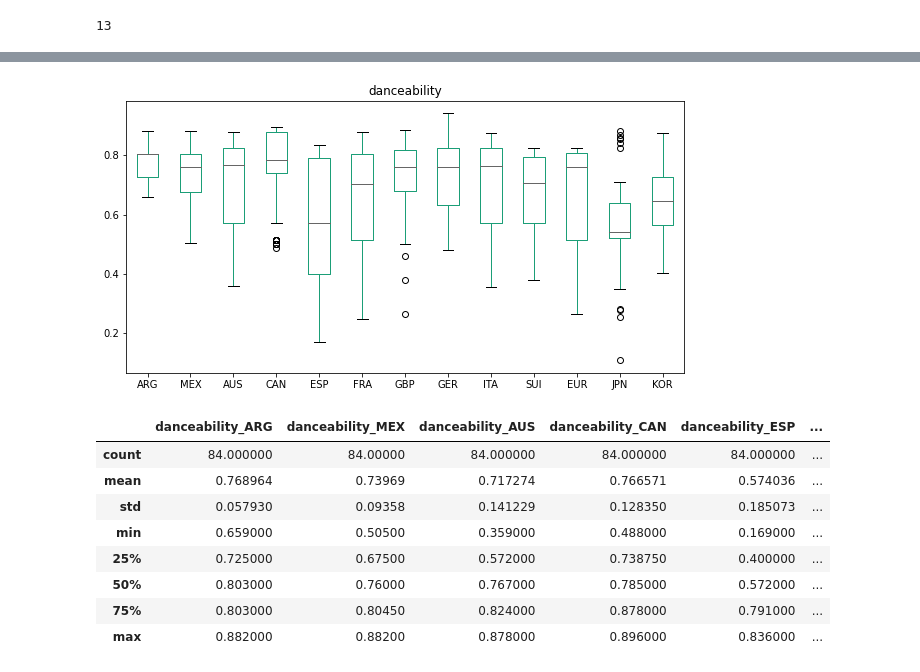
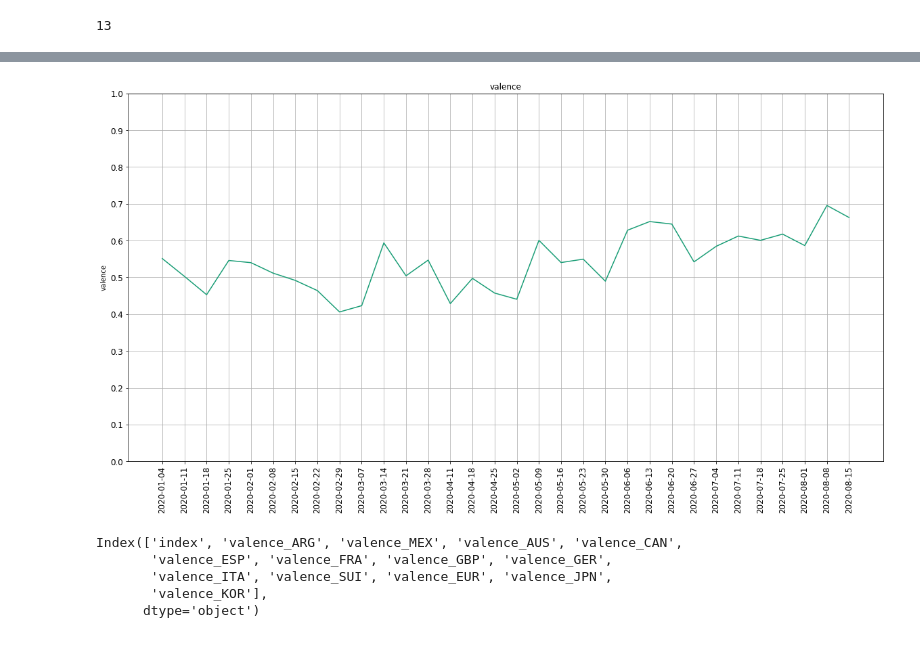
Before and after one commit to DataBerenicenz/Epsilon_Team, a Jupyter notebook: +Jesus/Spotify 2020 Songs Attributes.ipynb, the cells around one changed output, grey strips where cells are left out. Drawn from its saved outputs; the diff is of its cells as text; code cells hidden in the pictures.

Commit message:
I added another graph but only for 2020 progress for the most popular songs

```diff
--- a/+Jesus/Spotify 2020 Songs Attributes.ipynb
+++ b/+Jesus/Spotify 2020 Songs Attributes.ipynb
@@ -108,12 +93,13 @@ import numpy as np
 
 def create_column_names(variable_to_study):
     study_column_names=[]
+    study_column_names.append("Date")
     for x in range(len(countries)):
         study_column_names.append(f'{variable_to_study}_{countries[x]}')
-
     return study_column_names
 
-def create_boxplots():
-    df_to_study.plot(kind="box",rot=0, figsize=(10,5),colormap='Dark2',title=variable_to_study)
-    plt.xticks(np.arange(1,14),countries)
+def create_plot():
+    df_to_study.plot(kind="line",rot=90,legend=False, grid=True,ylabel=variable_to_study,fontsize=12,figsize=(20,10),colormap='Dark2',title=variable_to_study, yticks=(np.arange(0,1.1,.1)))
+    x_axis=np.arange(0, len(date))
+    plt.xticks(x_axis, date)
     return plt.show()
@@ -189,23 +106,48 @@ df_to_study.describe()
-# %%
-variable_to_study="danceability"
-
-study_column_names=create_column_names(variable_to_study)
-columns_for_analysis=len(study_column_names)
-
-df_to_study=complete_dataframe[study_column_names]
-
-create_boxplots()
-
-# print(df_to_study)
-df_to_study.describe()
-# %% [output]
-[figure, removed]
-|  | danceability_ARG | danceability_MEX | danceability_AUS | danceability_CAN | danceability_ESP | ... |
-| count | 84.000000 | 84.00000 | 84.000000 | 84.000000 | 84.000000 | ... |
-| mean | 0.768964 | 0.73969 | 0.717274 | 0.766571 | 0.574036 | ... |
-| std | 0.057930 | 0.09358 | 0.141229 | 0.128350 | 0.185073 | ... |
-| min | 0.659000 | 0.50500 | 0.359000 | 0.488000 | 0.169000 | ... |
-| 25% | 0.725000 | 0.67500 | 0.572000 | 0.738750 | 0.400000 | ... |
-| 50% | 0.803000 | 0.76000 | 0.767000 | 0.785000 | 0.572000 | ... |
-| 75% | 0.803000 | 0.80450 | 0.824000 | 0.878000 | 0.791000 | ... |
-| max | 0.882000 | 0.88200 | 0.878000 | 0.896000 | 0.836000 | ... |
+# %%
+variable_to_study="valence"
+
+# complete_dataframe[study_column_names].groupby("Date").mean()
+
+study_column_names=create_column_names(variable_to_study)
+
+df_to_study=df_2020[study_column_names]
+df_to_study=df_to_study[study_column_names]
+df_to_study=df_to_study.dropna(axis=0)
+df_to_study=df_to_study.reset_index()
+
+date=df_to_study["Date"]
+
+df_to_study=df_to_study.set_index("Date")
+
+columns=df_to_study.columns
+
+sum_variable_row=0
+total_mean_of_variable_per_date=[]
+count_variable=0
+
+for i in range(len(df_to_study)):
+    for x in range(1,len(columns)):
+        count_variable+=1
+        variable_row=df_to_study[columns[x]][i]
+        sum_variable_row+=variable_row
+    average_variable_row=sum_variable_row/count_variable
+    total_mean_of_variable_per_date.append(average_variable_row)
+    count_variable=0
+    sum_variable_row=0
+
+df_to_study["ROW AVERAGE"]=total_mean_of_variable_per_date
+df_to_study=df_to_study["ROW AVERAGE"]
+df_to_study=df_to_study.reset_index()
+df_to_study
+
+create_plot()
+# %% [output]
+[figure, added]
+# %%
+columns
+# %% [output]
+Index(['index', 'valence_ARG', 'valence_MEX', 'valence_AUS', 'valence_CAN',
+       'valence_ESP', 'valence_FRA', 'valence_GBP', 'valence_GER',
+       'valence_ITA', 'valence_SUI', 'valence_EUR', 'valence_JPN',
+       'valence_KOR'],
+      dtype='object')
```
Also changed, not shown: parts of 5 cells of this notebook.
